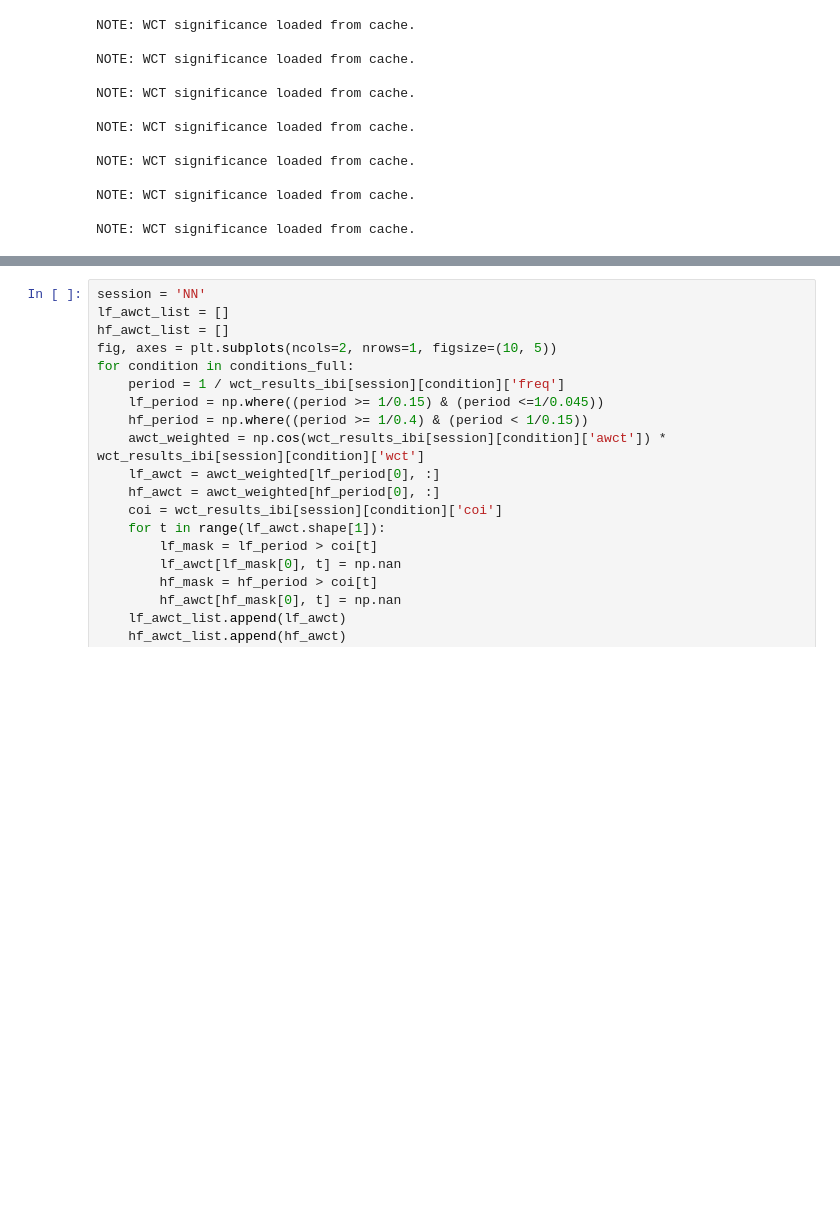
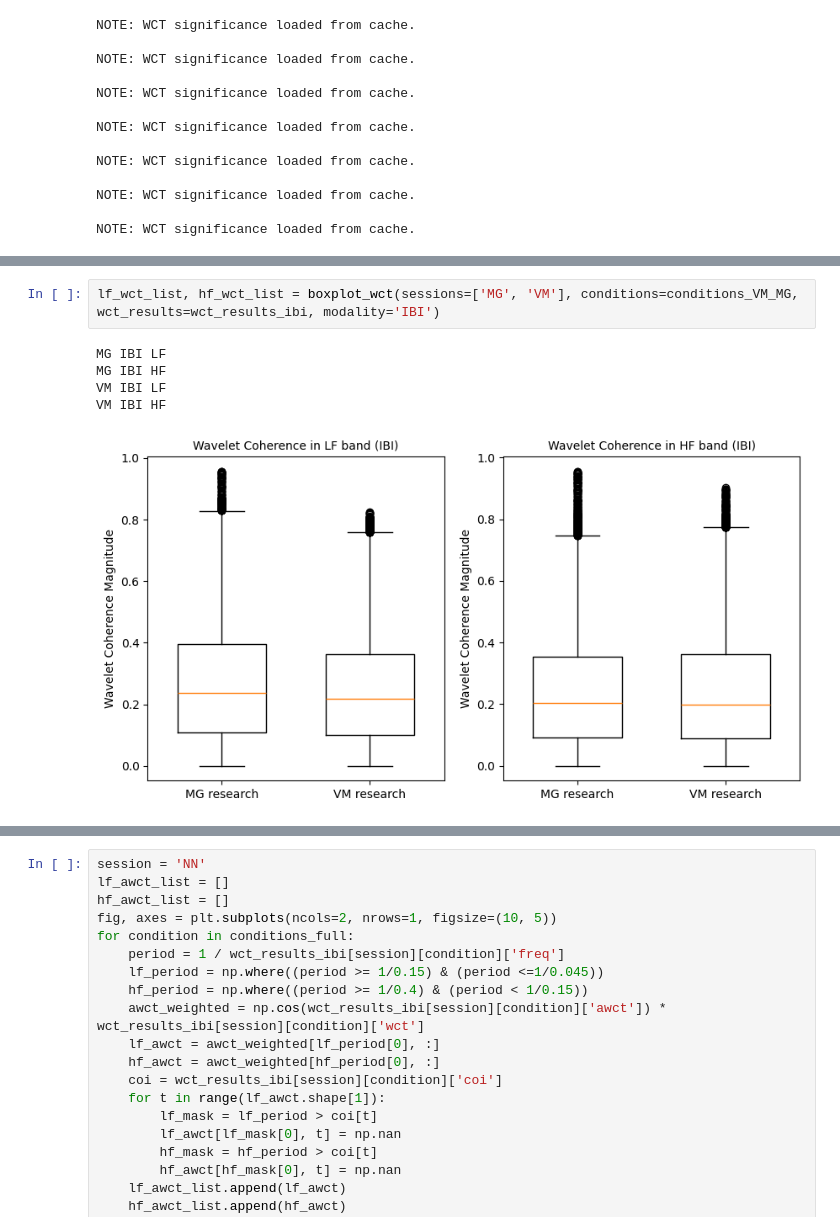
Before and after one commit to ynwtnb/linkage_analysis_pilot, a Jupyter notebook: notebook/wavelet_analysis.ipynb, the cells around one changed output, grey strips where cells are left out. Saved outputs shown, nothing was run; the diff lists cells and outputs as text; blank space fills up the shorter version.

```diff
--- a/script/wavelet_analysis.ipynb
+++ b/notebook/wavelet_analysis.ipynb
@@ -979,0 +998,8 @@ plt.tight_layout()
+# %%
+lf_wct_list, hf_wct_list = boxplot_wct(sessions=['MG', 'VM'], conditions=conditions_VM_MG, wct_results=wct_results_ibi, modality='IBI')
+# %% [output]
+MG IBI LF
+MG IBI HF
+VM IBI LF
+VM IBI HF
+[figure, added]
```
Also changed, not shown: parts of 120 cells of this notebook.
